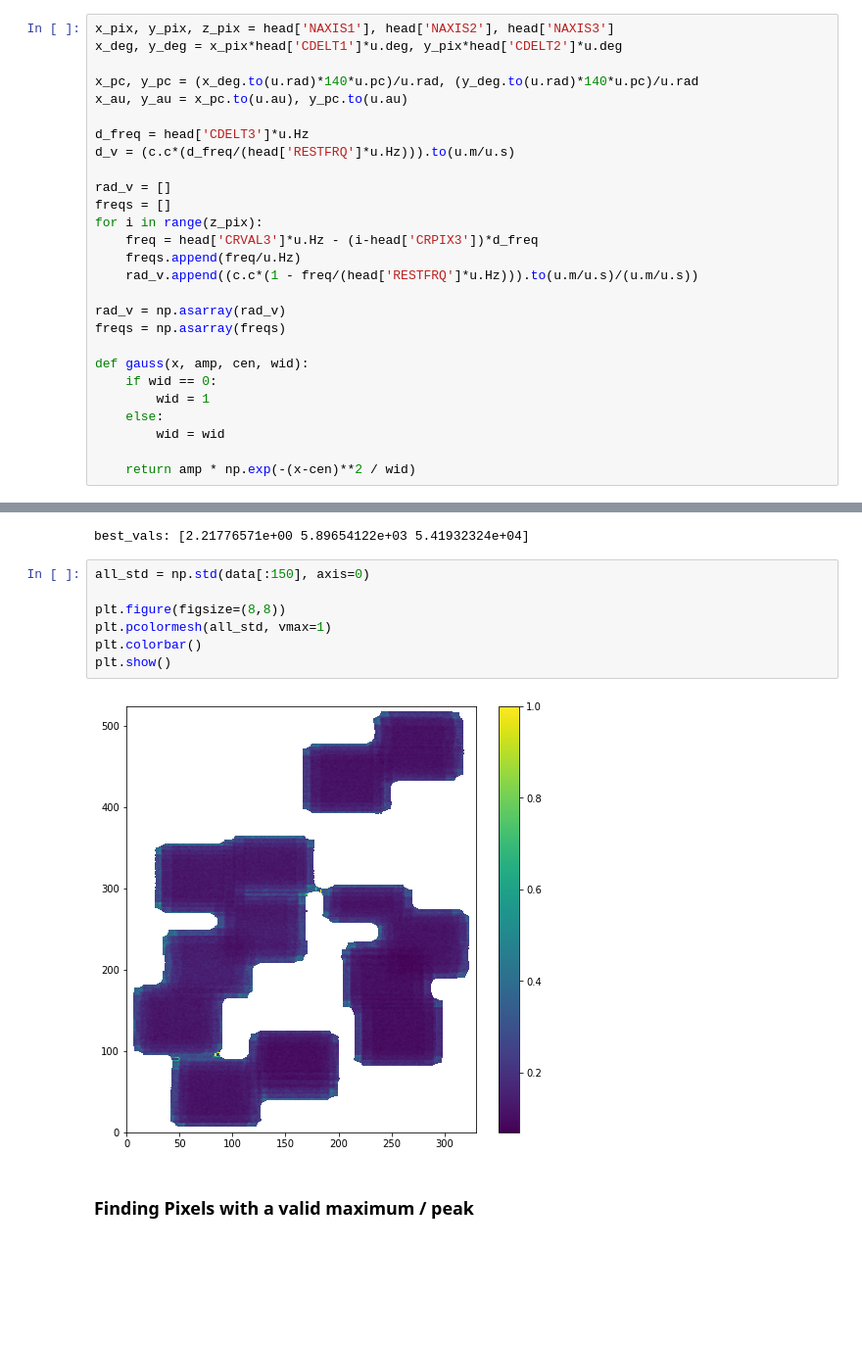
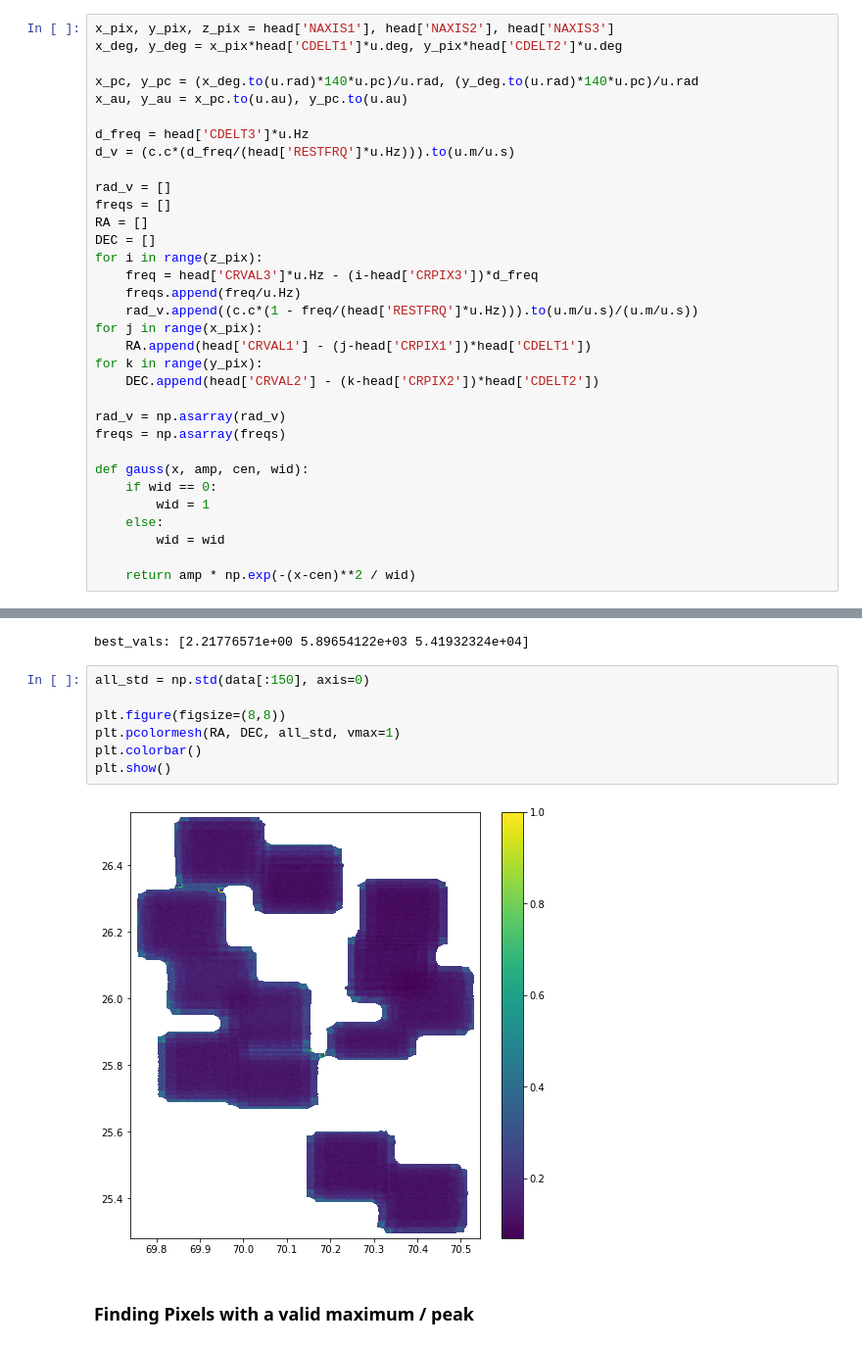
Before and after one commit to simon-et-smith/SURP-Project, a Jupyter notebook: Curve_Fit_Gaussian.ipynb, the cells around one changed output, grey strips where cells are left out. Shown: that part at 98% size. Cells and saved outputs as stored; diff of their text form; blank space fills up the shorter version.

```diff
--- a/Curve_Fit_Gaussian.ipynb
+++ b/Curve_Fit_Gaussian.ipynb
@@ -47,10 +47,16 @@ d_v = (c.c*(d_freq/(head['RESTFRQ']*u.Hz))).to(u.m/u.s)
 
 rad_v = []
 freqs = []
+RA = []
+DEC = []
 for i in range(z_pix):
     freq = head['CRVAL3']*u.Hz - (i-head['CRPIX3'])*d_freq
     freqs.append(freq/u.Hz)
     rad_v.append((c.c*(1 - freq/(head['RESTFRQ']*u.Hz))).to(u.m/u.s)/(u.m/u.s))
+for j in range(x_pix):
+    RA.append(head['CRVAL1'] - (j-head['CRPIX1'])*head['CDELT1'])
+for k in range(y_pix):
+    DEC.append(head['CRVAL2'] - (k-head['CRPIX2'])*head['CDELT2'])
 
 rad_v = np.asarray(rad_v)
 freqs = np.asarray(freqs)
@@ -114,12 +120,12 @@ best_vals: [2.21776571e+00 5.89654122e+03 5.41932324e+04]
 # %%
 all_std = np.std(data[:150], axis=0)
 
 plt.figure(figsize=(8,8))
-plt.pcolormesh(all_std, vmax=1)
+plt.pcolormesh(RA, DEC, all_std, vmax=1)
 plt.colorbar()
 plt.show()
 # %% [output]
-[figure, old version]
+[figure, new version]
 # %% [markdown]
 ### Finding Pixels with a valid maximum / peak
 # %%
```
Also changed, not shown: parts of 16 cells of this notebook.
